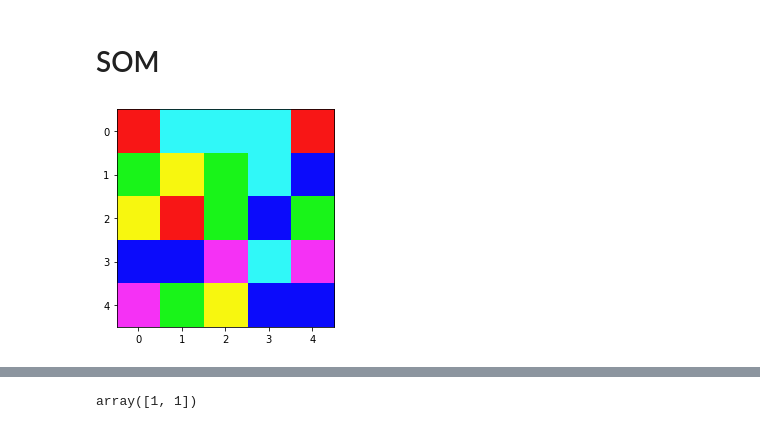
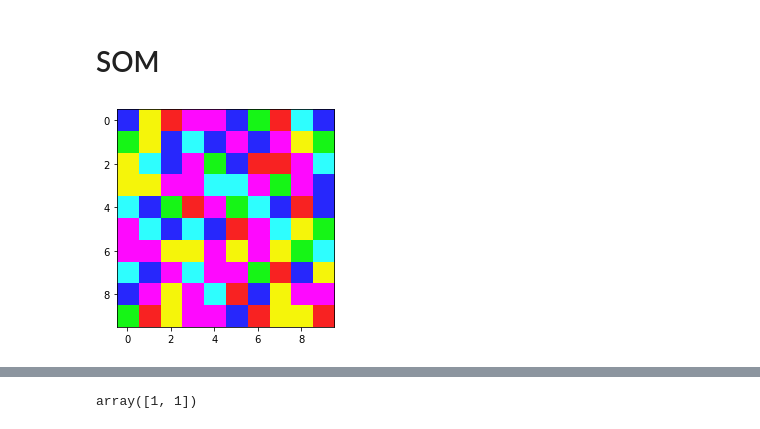
Before and after one commit to AUT-Student/NN-HW3, a Jupyter notebook: NN_HW3.ipynb, the cells around one changed output, grey strips where cells are left out. Cells and saved outputs as stored; diff of their text form; code cells hidden in the pictures.

```diff
--- a/NN_HW3.ipynb
+++ b/NN_HW3.ipynb
@@ -352,11 +346,13 @@ class SOM():
           colors.append(colorsys.hls_to_rgb(hue, lightness, saturation))
       return colors
 # %%
-som = SOM(number_epochs=50, map_size=(5,5), number_features=len(X_train.columns),
-               initial_learning_rate=0.0001, initial_radius=5,
+som = SOM(number_epochs=20, map_size=(10,10), number_features=len(X_train.columns),
+               initial_learning_rate=0.001, initial_radius=5,
                radius_decay=0.95, X_train=X_train.to_numpy())
-# %% [output]
-[figure, removed]
+# %%
+som.visualize(X_train.to_numpy(), y_train.to_numpy())
+# %% [output]
+[figure, added]
 # %%
 som.train(X_train.to_numpy())
 # %% [output]
```
Also changed, not shown: parts of 5 cells of this notebook.
